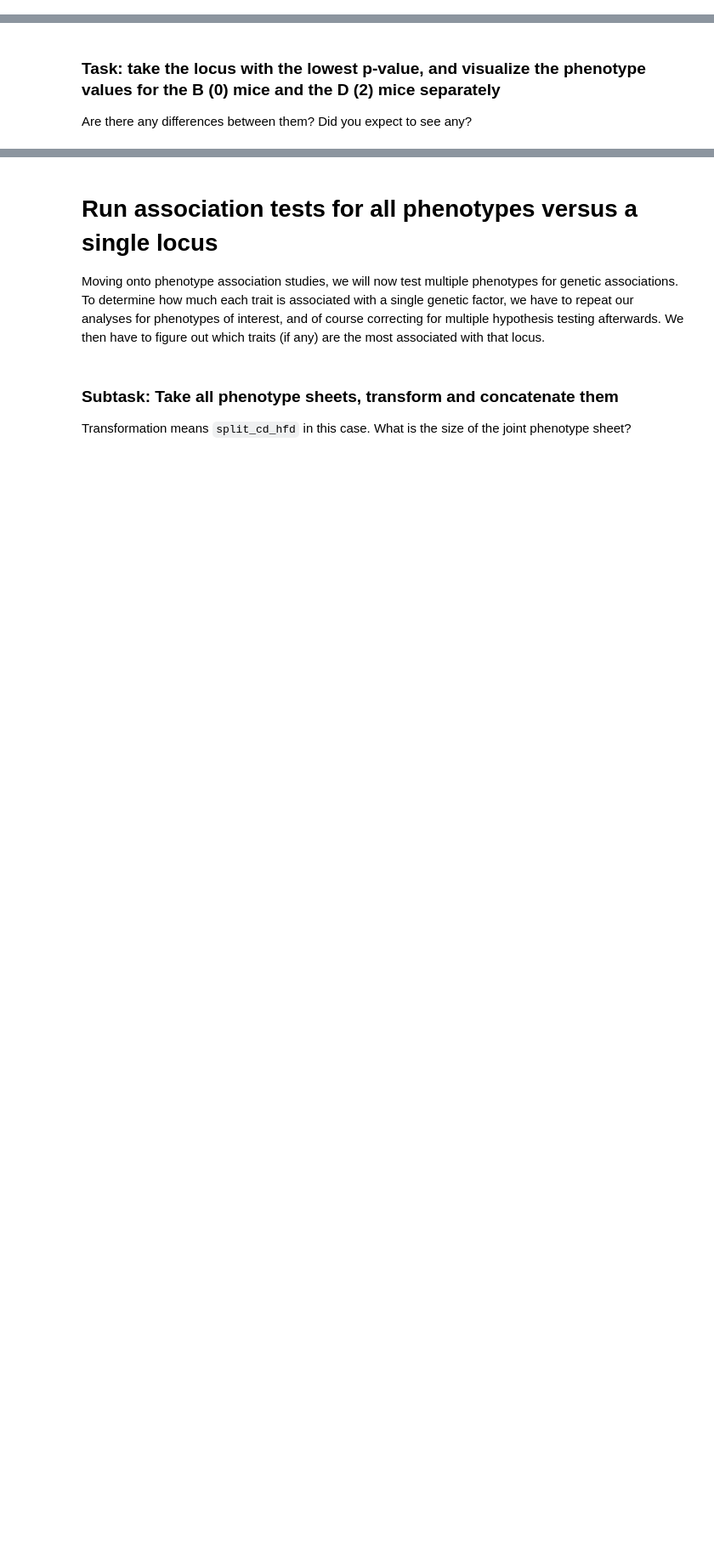
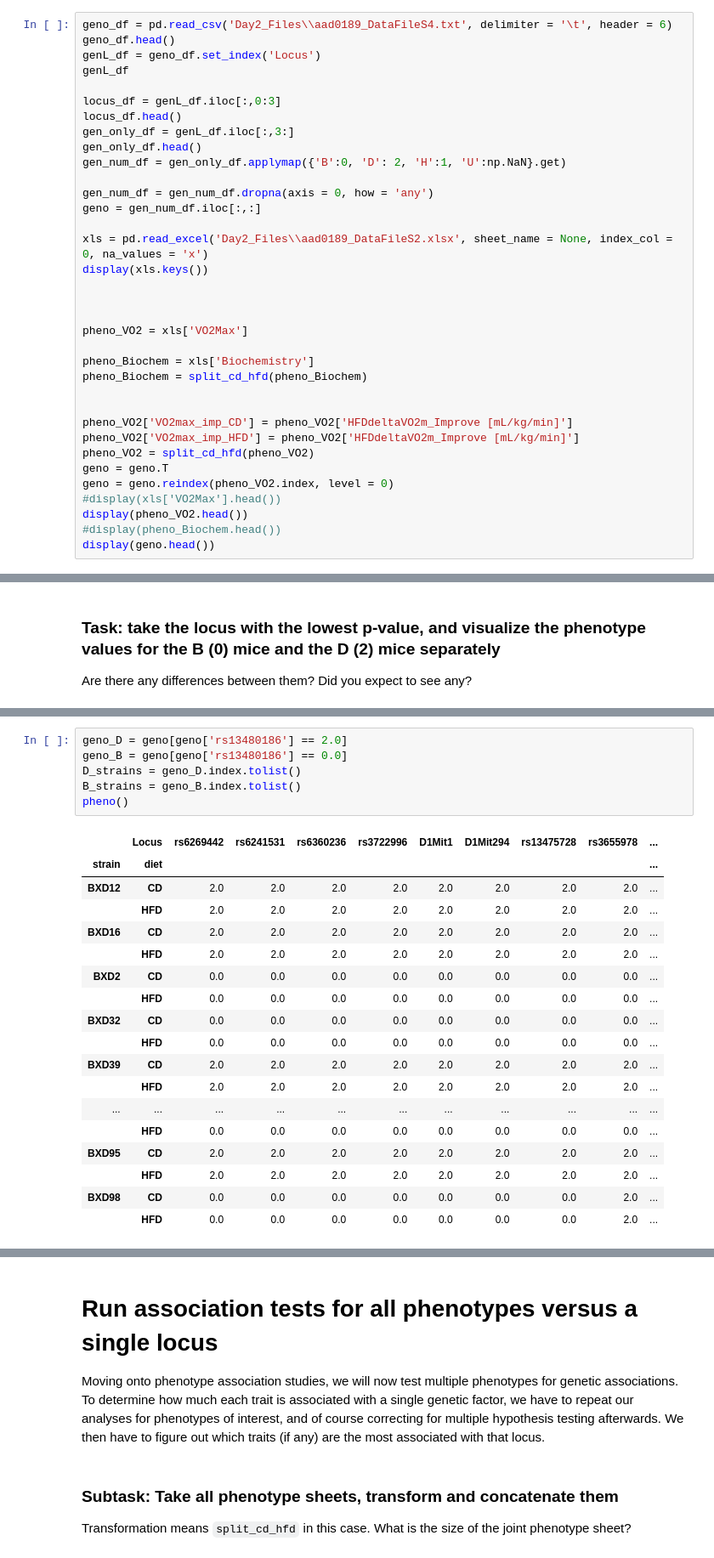
Before and after one commit to Osrip/Integrated_Bioinformatics, a Jupyter notebook: IntegratedBioinformatics/notebooks/Day4_GWAS_Quantitative.ipynb, the cells around one changed output, grey strips where cells are left out. Shown: that part at 85% size. Drawn from its saved outputs; the diff is of its cells as text; blank space fills up the shorter version.

```diff
--- a/IntegratedBioinformatics/notebooks/Day4_GWAS_Quantitative.ipynb
+++ b/IntegratedBioinformatics/notebooks/Day4_GWAS_Quantitative.ipynb
@@ -9,0 +38,35 @@ Don't immediately drop rows or columns with NaN's this time. We will try to avoi
+# %%
+geno_df = pd.read_csv('Day2_Files\\aad0189_DataFileS4.txt', delimiter = '\t', header = 6)
+geno_df.head()
+genL_df = geno_df.set_index('Locus')
+genL_df
+
+locus_df = genL_df.iloc[:,0:3]
+locus_df.head()
+gen_only_df = genL_df.iloc[:,3:]
+gen_only_df.head()
+gen_num_df = gen_only_df.applymap({'B':0, 'D': 2, 'H':1, 'U':np.NaN}.get)
+
+gen_num_df = gen_num_df.dropna(axis = 0, how = 'any')
+geno = gen_num_df.iloc[:,:]
+
+xls = pd.read_excel('Day2_Files\\aad0189_DataFileS2.xlsx', sheet_name = None, index_col = 0, na_values = 'x')
+display(xls.keys())
+
+
+
+pheno_VO2 = xls['VO2Max']
+
+pheno_Biochem = xls['Biochemistry']
+pheno_Biochem = split_cd_hfd(pheno_Biochem)
+
+
+pheno_VO2['VO2max_imp_CD'] = pheno_VO2['HFDdeltaVO2m_Improve [mL/kg/min]']
+pheno_VO2['VO2max_imp_HFD'] = pheno_VO2['HFDdeltaVO2m_Improve [mL/kg/min]']
+pheno_VO2 = split_cd_hfd(pheno_VO2)
+geno = geno.T
+geno = geno.reindex(pheno_VO2.index, level = 0)
+#display(xls['VO2Max'].head())
+display(pheno_VO2.head())
+#display(pheno_Biochem.head())
+display(geno.head())
@@ -30,0 +252,25 @@ Are there any differences between them? Did you expect to see any?
+# %%
+geno_D = geno[geno['rs13480186'] == 2.0]
+geno_B = geno[geno['rs13480186'] == 0.0]
+D_strains = geno_D.index.tolist()
+B_strains = geno_B.index.tolist()
+pheno()
+# %% [output]
+|  | Locus | rs6269442 | rs6241531 | rs6360236 | rs3722996 | D1Mit1 | D1Mit294 | rs13475728 | rs3655978 | ... |
+| strain | diet |  |  |  |  |  |  |  |  | ... |
+| BXD12 | CD | 2.0 | 2.0 | 2.0 | 2.0 | 2.0 | 2.0 | 2.0 | 2.0 | ... |
+|  | HFD | 2.0 | 2.0 | 2.0 | 2.0 | 2.0 | 2.0 | 2.0 | 2.0 | ... |
+| BXD16 | CD | 2.0 | 2.0 | 2.0 | 2.0 | 2.0 | 2.0 | 2.0 | 2.0 | ... |
+|  | HFD | 2.0 | 2.0 | 2.0 | 2.0 | 2.0 | 2.0 | 2.0 | 2.0 | ... |
+| BXD2 | CD | 0.0 | 0.0 | 0.0 | 0.0 | 0.0 | 0.0 | 0.0 | 0.0 | ... |
+|  | HFD | 0.0 | 0.0 | 0.0 | 0.0 | 0.0 | 0.0 | 0.0 | 0.0 | ... |
+| BXD32 | CD | 0.0 | 0.0 | 0.0 | 0.0 | 0.0 | 0.0 | 0.0 | 0.0 | ... |
+|  | HFD | 0.0 | 0.0 | 0.0 | 0.0 | 0.0 | 0.0 | 0.0 | 0.0 | ... |
+| BXD39 | CD | 2.0 | 2.0 | 2.0 | 2.0 | 2.0 | 2.0 | 2.0 | 2.0 | ... |
+|  | HFD | 2.0 | 2.0 | 2.0 | 2.0 | 2.0 | 2.0 | 2.0 | 2.0 | ... |
+| ... | ... | ... | ... | ... | ... | ... | ... | ... | ... | ... |
+|  | HFD | 0.0 | 0.0 | 0.0 | 0.0 | 0.0 | 0.0 | 0.0 | 0.0 | ... |
+| BXD95 | CD | 2.0 | 2.0 | 2.0 | 2.0 | 2.0 | 2.0 | 2.0 | 2.0 | ... |
+|  | HFD | 2.0 | 2.0 | 2.0 | 2.0 | 2.0 | 2.0 | 2.0 | 2.0 | ... |
+| BXD98 | CD | 0.0 | 0.0 | 0.0 | 0.0 | 0.0 | 0.0 | 0.0 | 2.0 | ... |
+|  | HFD | 0.0 | 0.0 | 0.0 | 0.0 | 0.0 | 0.0 | 0.0 | 2.0 | ... |
```
Also changed, not shown: parts of 15 cells of this notebook.
